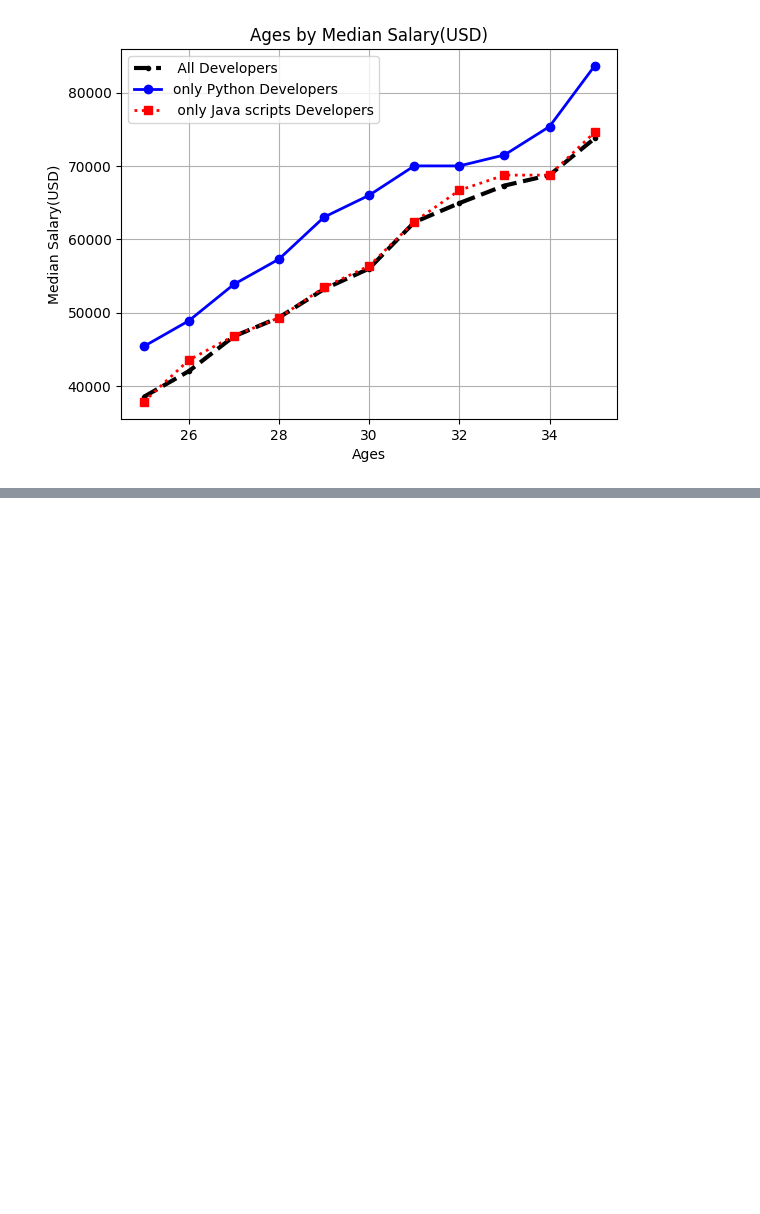
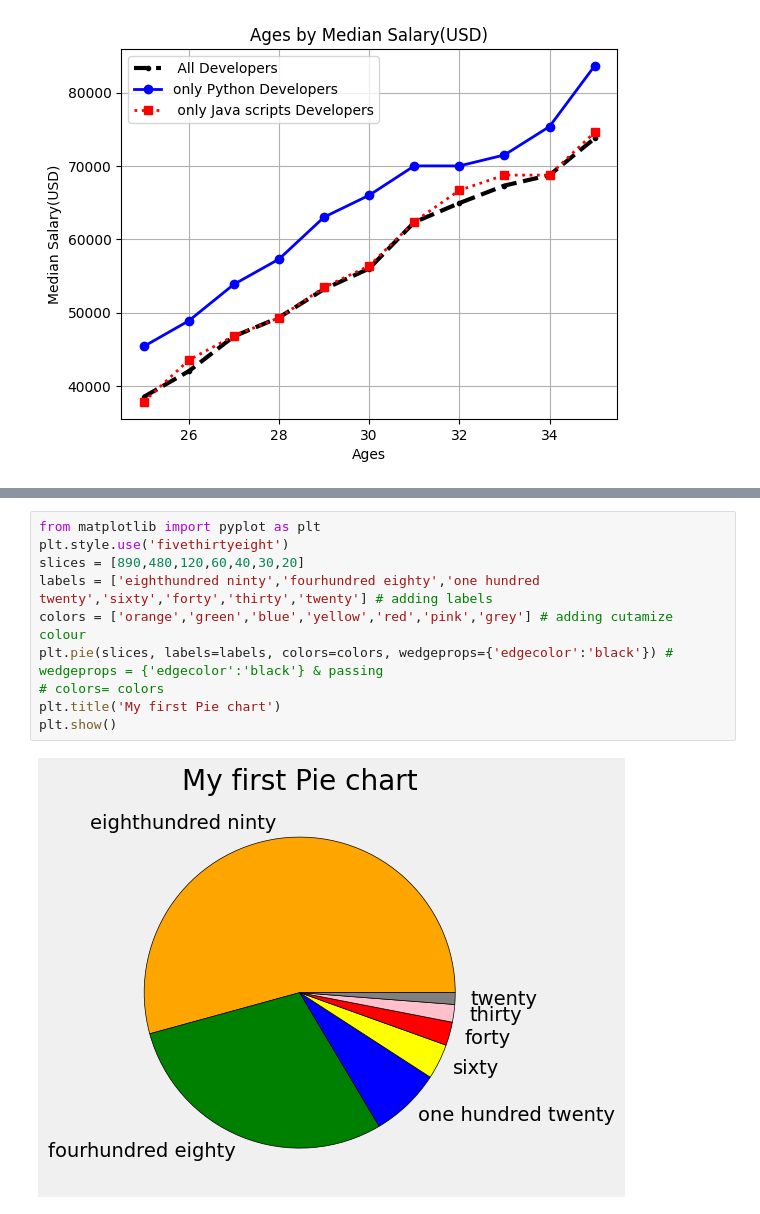
Before and after one commit to Amit-yadav019/python-Git-learning-journey, a Jupyter notebook: Matplotlib/matpllotlib_01.ipynb, the cells around one changed output, grey strips where cells are left out. Drawn from its saved outputs; the diff is of its cells as text; blank space fills up the shorter version.

```diff
--- a/Matplotlib/matpllotlib_01.ipynb
+++ b/Matplotlib/matpllotlib_01.ipynb
@@ -118,0 +150,12 @@ plt.grid() # to enable grid
+# %%
+from matplotlib import pyplot as plt
+plt.style.use('fivethirtyeight')
+slices = [890,480,120,60,40,30,20]
+labels = ['eighthundred ninty','fourhundred eighty','one hundred twenty','sixty','forty','thirty','twenty'] # adding labels
+colors = ['orange','green','blue','yellow','red','pink','grey'] # adding cutamize colour
+plt.pie(slices, labels=labels, colors=colors, wedgeprops={'edgecolor':'black'}) # wedgeprops = {'edgecolor':'black'} & passing
+# colors= colors
+plt.title('My first Pie chart')
+plt.show()
+# %% [output]
+[figure, added]
```
Also changed, not shown: parts of 34 cells of this notebook, 3 other files.
